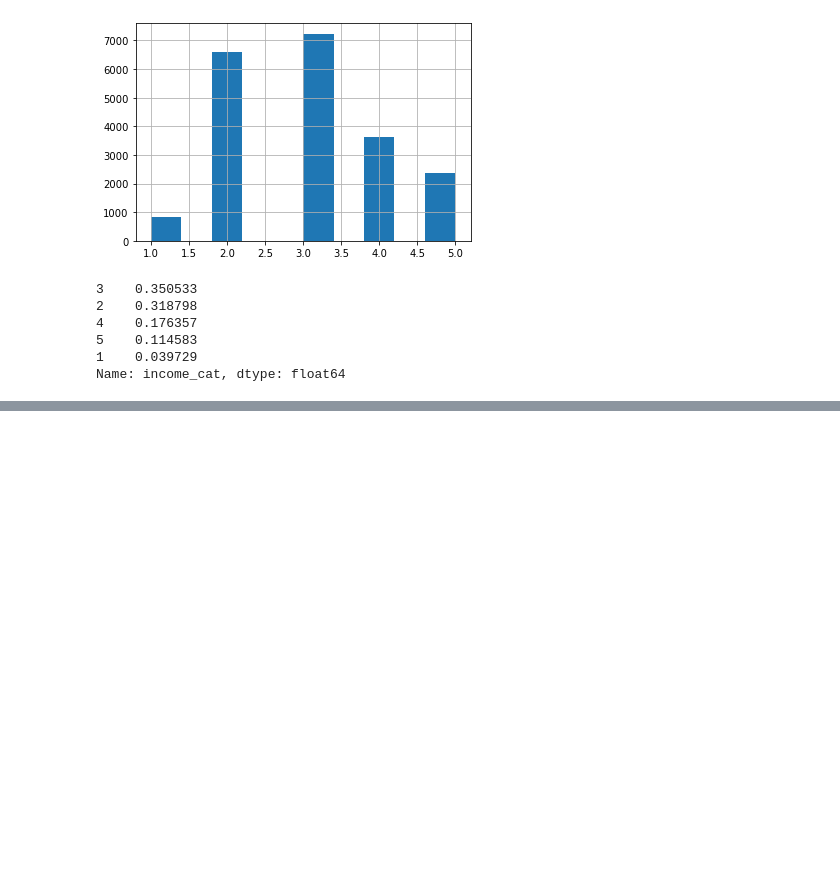
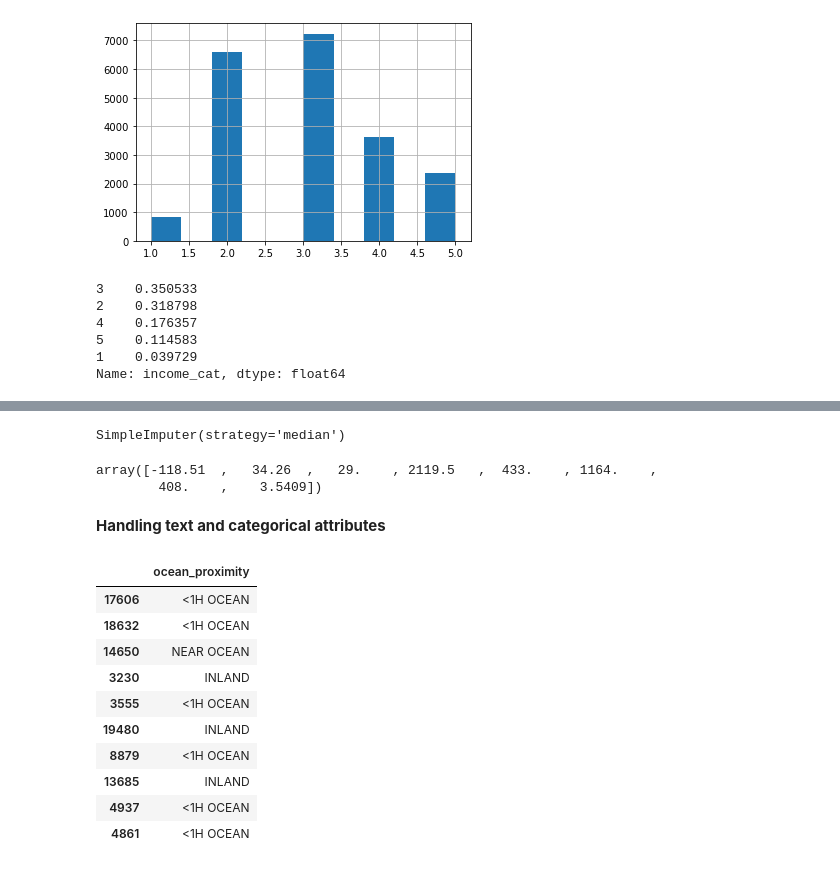
Before and after one commit to carlos-edhr/hands-on-ml, a Jupyter notebook: 01_Housing.ipynb, the cells around one changed output, grey strips where cells are left out. Saved outputs shown, nothing was run; the diff lists cells and outputs as text; code cells hidden in the pictures; blank space fills up the shorter version.

Commit message:
Handled missing values using scikit-learn class SimpleImputer, transform() and pandas. And converted categorical text data to numbers with OrdinalEncoder

```diff
--- a/01_Housing.ipynb
+++ b/01_Housing.ipynb
@@ -210,0 +226,4 @@ CO
+# %%
+# Clean training set, separating predictors and the labels
+housing = strat_train_set.drop("median_house_value", axis=1)
+housing_labels = strat_train_set["median_house_value"].copy()
@@ -210,0 +247,19 @@ CO
+# %%
+# Taking care of missing values using scikit-learn with the SimpleImputer class
+from sklearn.impute import SimpleImputer
+# replace each attribute's missing values with the median of that attribute
+imputer = SimpleImputer(strategy="median")
+# copy of the data withput the text attribute ocean_proximity
+housing_num = housing.drop("ocean_proximity", axis=1)
+# Fit the imputer instance to the training data using the fit() method
+imputer.fit(housing_num)
+# %% [output]
+SimpleImputer(strategy='median')
+# %%
+#the median of each attribute is stored in its statistics_ instance variable
+imputer.statistics_
+# apply the imputer to all the numerical attributes
+housing_num.median().values
+# %% [output]
+array([-118.51  ,   34.26  ,   29.    , 2119.5   ,  433.    , 1164.    ,
+        408.    ,    3.5409])
@@ -210,0 +274,18 @@ CO
+# %% [markdown]
+**Handling text and categorical attributes**
+# %%
+# the ocean_proximity is the only attribute that is not numerical
+housing_cat = housing[["ocean_proximity"]]
+housing_cat.head(10)
+# %% [output]
+|  | ocean_proximity |
+| 17606 | <1H OCEAN |
+| 18632 | <1H OCEAN |
+| 14650 | NEAR OCEAN |
+| 3230 | INLAND |
+| 3555 | <1H OCEAN |
+| 19480 | INLAND |
+| 8879 | <1H OCEAN |
+| 13685 | INLAND |
+| 4937 | <1H OCEAN |
+| 4861 | <1H OCEAN |
```
Also changed, not shown: parts of 29 cells of this notebook.
